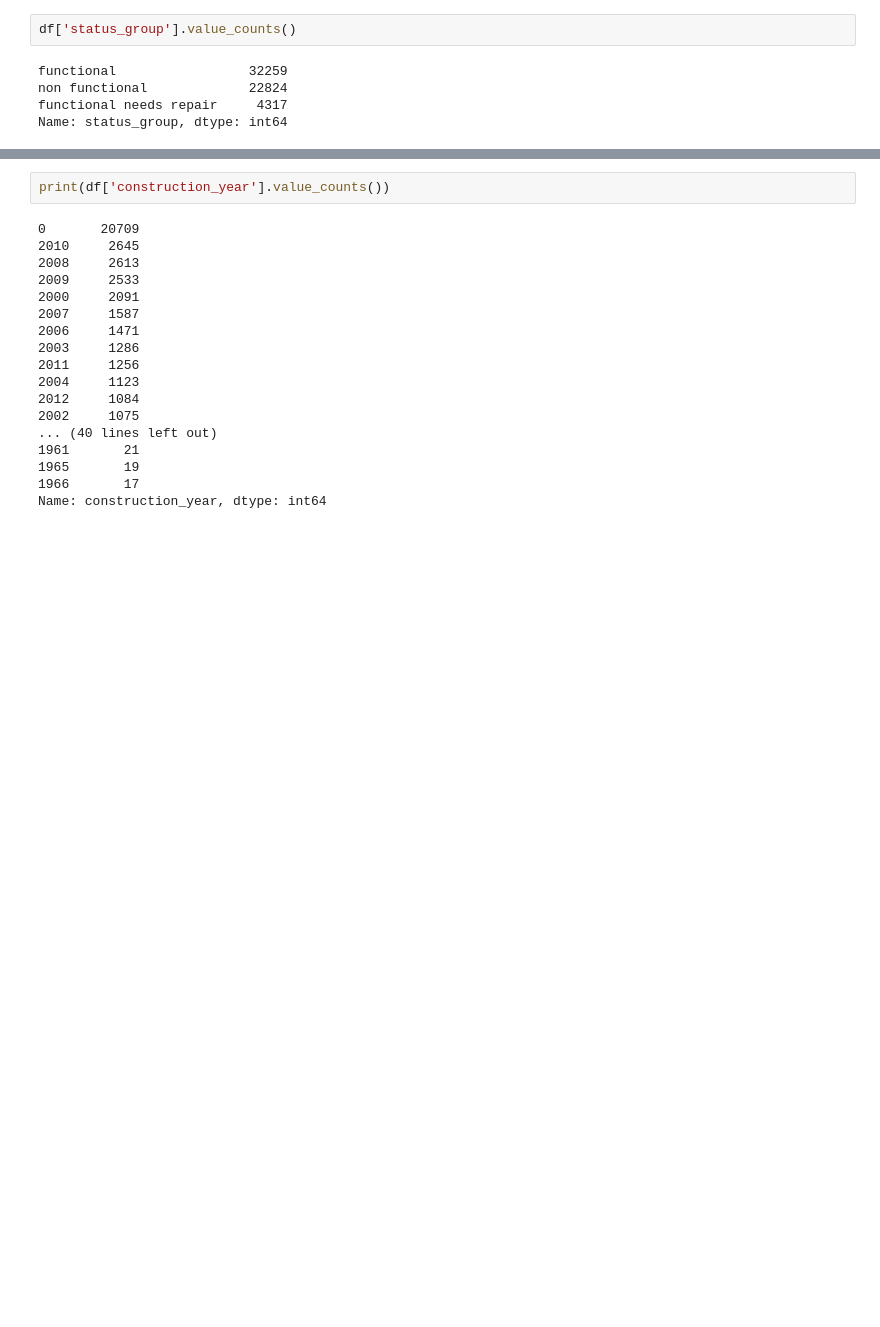
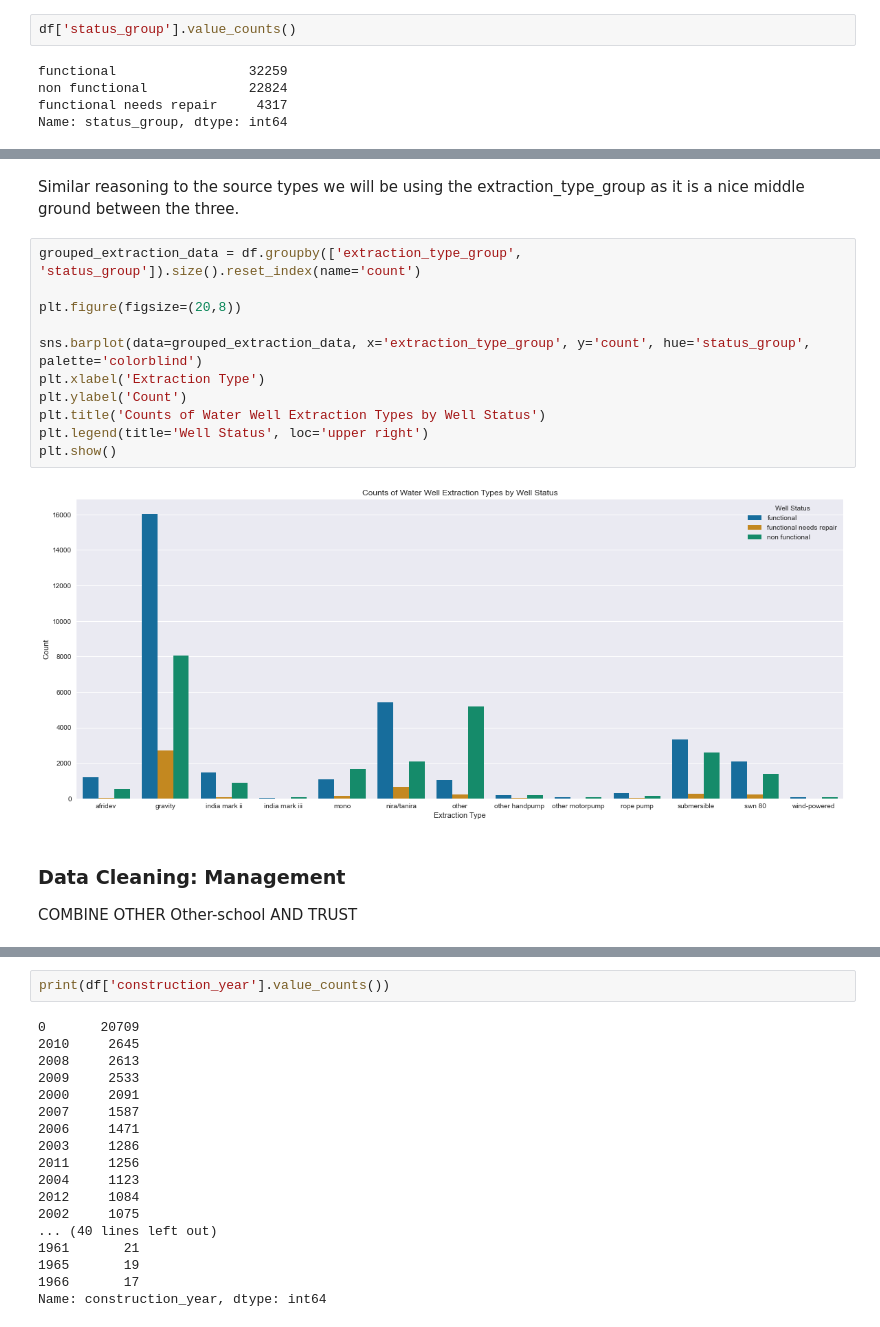
Before and after one commit to jaredlil/project-3-tanzanian-water-wells, a Jupyter notebook: project-3-tazmanian-water-wells.ipynb, the cells around one changed output, grey strips where cells are left out. Saved outputs shown, nothing was run; the diff lists cells and outputs as text; blank space fills up the shorter version.

```diff
--- a/project-3-tazmanian-water-wells.ipynb
+++ b/project-3-tazmanian-water-wells.ipynb
@@ -200,0 +303,20 @@ Name: construction_year, dtype: int64>
+# %% [markdown]
+Similar reasoning to the source types we will be using the extraction_type_group as it is a nice middle ground between the three.
+# %%
+grouped_extraction_data = df.groupby(['extraction_type_group', 'status_group']).size().reset_index(name='count')
+
+plt.figure(figsize=(20,8))
+
+sns.barplot(data=grouped_extraction_data, x='extraction_type_group', y='count', hue='status_group', palette='colorblind')
+plt.xlabel('Extraction Type')
+plt.ylabel('Count')
+plt.title('Counts of Water Well Extraction Types by Well Status')
+plt.legend(title='Well Status', loc='upper right')
+plt.show()
+# %% [output]
+[figure, added]
+# %% [markdown]
+### Data Cleaning: Management
+
+
+COMBINE OTHER Other-school AND TRUST
```
Also changed, not shown: parts of 20 cells of this notebook.
